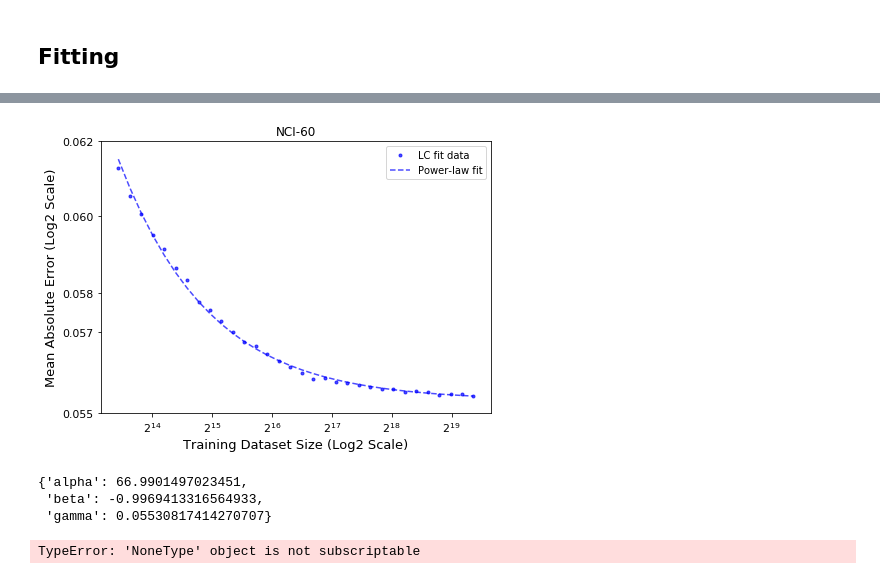
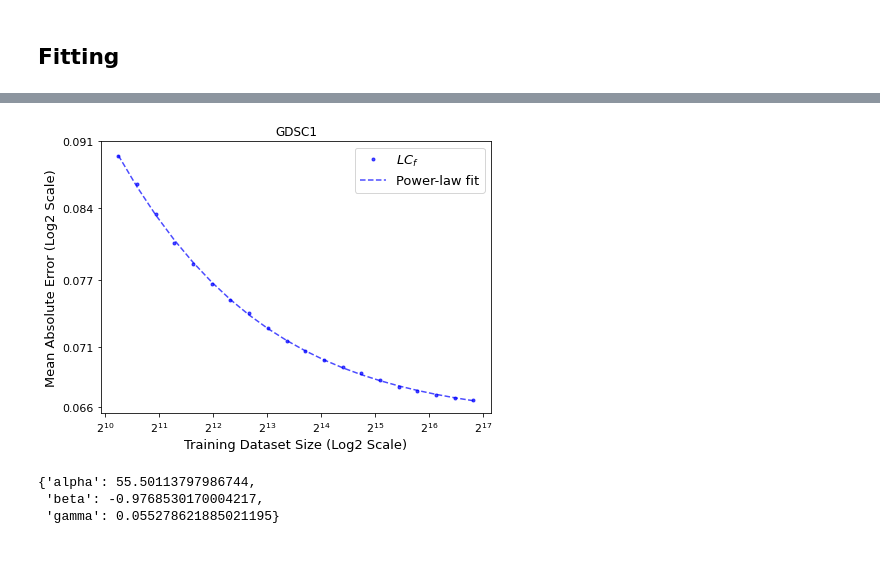
Before and after one commit to adpartin/dr-learning-curves, a Jupyter notebook: nbs/single_model.ipynb, the cells around one changed output, grey strips where cells are left out. Cells and saved outputs as stored; diff of their text form; code cells hidden in the pictures.

```diff
--- a/nbs/single_model.ipynb
+++ b/nbs/single_model.ipynb
@@ -267,8 +232,8 @@ pnts_args = {'metric_name': met, 'xtick_scale': xtick_scale, 'ytick_scale': ytic
 fit_args = {'metric_name': met, 'xtick_scale': xtick_scale, 'ytick_scale': ytick_scale, 'alpha': 0.7, 'ls': '--', 'marker': ''}
 # %%
 ax = None
-# fit_method = 'old'
-fit_method = 'new'
+fit_method = 'old'
+# fit_method = 'new'
 
 # -----------------------------
 #   GDSC1
@@ -291,7 +256,7 @@ if gdsc1 is not None:
         yf_plot = biased_powerlaw(xf, **prms_lgb_dft)
         xf_plot = xf
 
-    ax = lc_plots.plot_lc(x=xf, y=yf, ax=ax, **pnts_args, color=color, label=f'{name} data')
+    ax = lc_plots.plot_lc(x=xf, y=yf, ax=ax, **pnts_args, color=color, label=f'{name} ' + '$LC_{f}$')
     ax = lc_plots.plot_lc(x=xf_plot, y=yf_plot, ax=ax, **fit_args, color=color, label=f'{name} fit')
 
 # -----------------------------
@@ -315,7 +280,7 @@ if gdsc2 is not None:
         yf_plot = biased_powerlaw(xf, **prms_lgb_hpo)
         xf_plot = xf
 
-    ax = lc_plots.plot_lc(x=xf, y=yf, ax=ax, **pnts_args, color=color, label=f'{name} LC data')
+    ax = lc_plots.plot_lc(x=xf, y=yf, ax=ax, **pnts_args, color=color, label=f'{name} ' + '$LC_{f}$')
     ax = lc_plots.plot_lc(x=xf_plot, y=yf_plot, ax=ax, **fit_args, color=color, label=f'{name} power-law fit')
 
 # -----------------------------
@@ -338,7 +303,7 @@ if ctrp is not None:
         yf_plot = biased_powerlaw(xf, **prms_nn0)
         xf_plot = xf
 
-    ax = lc_plots.plot_lc(x=xf, y=yf, ax=ax, **pnts_args, color=color, label=f'{name} LC data')
+    ax = lc_plots.plot_lc(x=xf, y=yf, ax=ax, **pnts_args, color=color, label=f'{name} ' + '$LC_{f}$')
     ax = lc_plots.plot_lc(x=xf_plot, y=yf_plot, ax=ax, **fit_args, color=color, label=f'{name} power-law fit')
 
 # -----------------------------
@@ -361,12 +326,12 @@ if nci is not None:
         yf_plot = biased_powerlaw(xf, **prms_nn1)
         xf_plot = xf
 
-    ax = lc_plots.plot_lc(x=xf, y=yf, ax=ax, **pnts_args, color=color, label=f'{name} LC data')
+    ax = lc_plots.plot_lc(x=xf, y=yf, ax=ax, **pnts_args, color=color, label=f'{name} ' + '$LC_{f}$')
     ax = lc_plots.plot_lc(x=xf_plot, y=yf_plot, ax=ax, **fit_args, color=color, label=f'{name} power-law fit')
 
 
 ax.set_title(f'{model}')
-ax.legend(frameon=True, fontsize=10, loc='best')
+ax.legend(frameon=True, fontsize=12, loc='best')
 ax.grid(False)
 # plt.savefig(outpath/f'{src}_fits.png', dpi=dpi)
 # %% [output]
@@ -409,10 +355,13 @@ ax = None
 fit_method = 'old'
 # fit_method = 'new'
 
-# data=gdsc1; name='GDSC1'; x_fit_mn=1000; x_fit_mx=None;
+# ------------------------------------------------------------------
+# NOTE! Uncomment each row to plot and save each figure
+# ------------------------------------------------------------------
+data=gdsc1; name='GDSC1'; x_fit_mn=1000; x_fit_mx=None;
 # data=gdsc2; name='GDSC2'; x_fit_mn=1000; x_fit_mx=None;
 # data=ctrp; name='CTRP'; x_fit_mn=1000; x_fit_mx=None;
-data=nci; name='NCI-60'; x_fit_mn=10000; x_fit_mx=None; # startParams={'a': 2.5, 'b': -0.6, 'c': 0.05}
+# data=nci; name='NCI-60'; x_fit_mn=10000; x_fit_mx=None; # startParams={'a': 2.5, 'b': -0.6, 'c': 0.05}
 
 aa = fit_data(data, x_fit_mn=x_fit_mn, x_fit_mx=x_fit_mx, method='binomial')
 dfit_all = fit_data(data, x_fit_mn=0, x_fit_mx=x_fit_mx, method='binomial')
@@ -423,43 +372,43 @@ yf = aa['y'].values
 
 if fit_method == 'new':
     cc = FitPwrLaw(xf=xf, yf=yf, w=aa['w'].values, **startParams)  # new!
     xf_plot, yf_plot = cc.calc_fit( x1=xf[0], x2=xf[-1] )
 else:
     # Old fit method (see single single_src.ipynb)
     prms = fit_params(x=xf, y=yf)
     yf_plot = biased_powerlaw(xf, **prms)
     xf_plot = xf
 
 # ----------
 # All points
 # ----------
 # x_all = dfit_all['tr_size'].values
 # y_all = dfit_all['y'].values
 # pnts_args_all = {'metric_name': met, 'xtick_scale': xtick_scale, 'ytick_scale': ytick_scale, 'alpha': 0.5, 'ls': '', 'marker': 'p'}
 # ax = lc_plots.plot_lc(x=x_all, y=y_all, ax=ax, **pnts_args_all, color='k', label=f'LC all data')
 # color = 'g'
 
 # ----------
 # Fit points
 # ----------
-ax = lc_plots.plot_lc(x=xf, y=yf, ax=ax, **pnts_args, color=color, label=f'LC fit data')
+ax = lc_plots.plot_lc(x=xf, y=yf, ax=ax, **pnts_args, color=color, label='$LC_{f}$ data')
 ax = lc_plots.plot_lc(x=xf_plot, y=yf_plot, ax=ax, **fit_args, color=color, label=f'Power-law fit')
 
 ax.set_title(f'{name}')
-ax.legend(frameon=True, fontsize=10, loc='best')
+ax.legend(frameon=True, fontsize=13, loc='best')
 ax.grid(False)
 
 if drop_bad_r2fit:
-    plt.savefig(outpath/f'{model}_{name}_nci_drop_bad_r2fit_fit.png', dpi=dpi)
+    plt.savefig(outpath/f'{model}_{name}_drop_bad_r2fit_fit.png', dpi=dpi)
 else:
-    plt.savefig(outpath/f'{model}_{name}_nci_fit.png', dpi=dpi)
+    plt.savefig(outpath/f'{model}_{name}_fit.png', dpi=dpi)
 # %% [output]
-[figure, old version]
+[figure, new version]
 # %%
 # display(cc.coefs)
 # %%
 prms
 # %% [output]
-{'alpha': 66.9901497023451,
- 'beta': -0.9969413316564933,
- 'gamma': 0.05530817414270707}
+{'alpha': 55.50113797986744,
+ 'beta': -0.9768530170004217,
+ 'gamma': 0.055278621885021195}
@@ -468,13 +415,11 @@ dfs = []
 # %%
-aa = nn0
-aa['std'] = aa['score']
-aa['min'] = aa['score']
-aa['max'] = aa['score']
-aa = aa.groupby(['tr_size']).agg({'score': 'median', 'std': 'std', 'min': 'min', 'max': 'max'}).reset_index()
-score_name = f'{met}_median'
-aa = aa.rename(columns={'score': score_name})
-aa['%'] = aa['std']/aa[score_name]
-aa
+# aa = nn0
+# aa['std'] = aa['score']
+# aa['min'] = aa['score']
+# aa['max'] = aa['score']
+# aa = aa.groupby(['tr_size']).agg({'score': 'median', 'std': 'std', 'min': 'min', 'max': 'max'}).reset_index()
+# score_name = f'{met}_median'
+# aa = aa.rename(columns={'score': score_name})
+# aa['%'] = aa['std']/aa[score_name]
+# aa
-# %% [output]
-TypeError: 'NoneType' object is not subscriptable
 # %%
```
Also changed, not shown: parts of 14 cells of this notebook, 38 other files.
